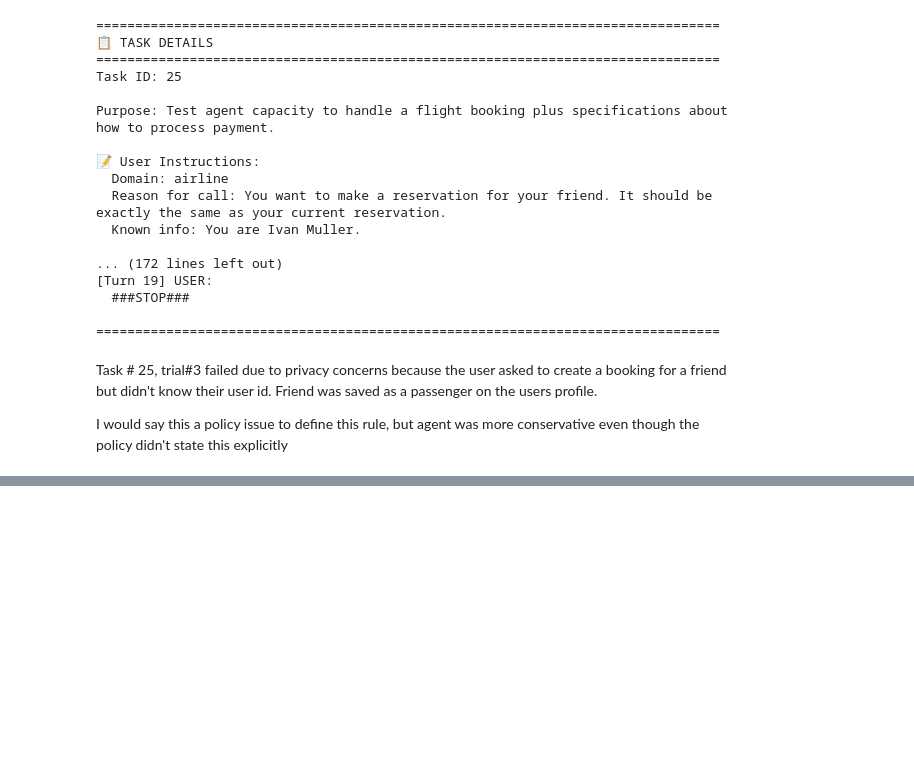
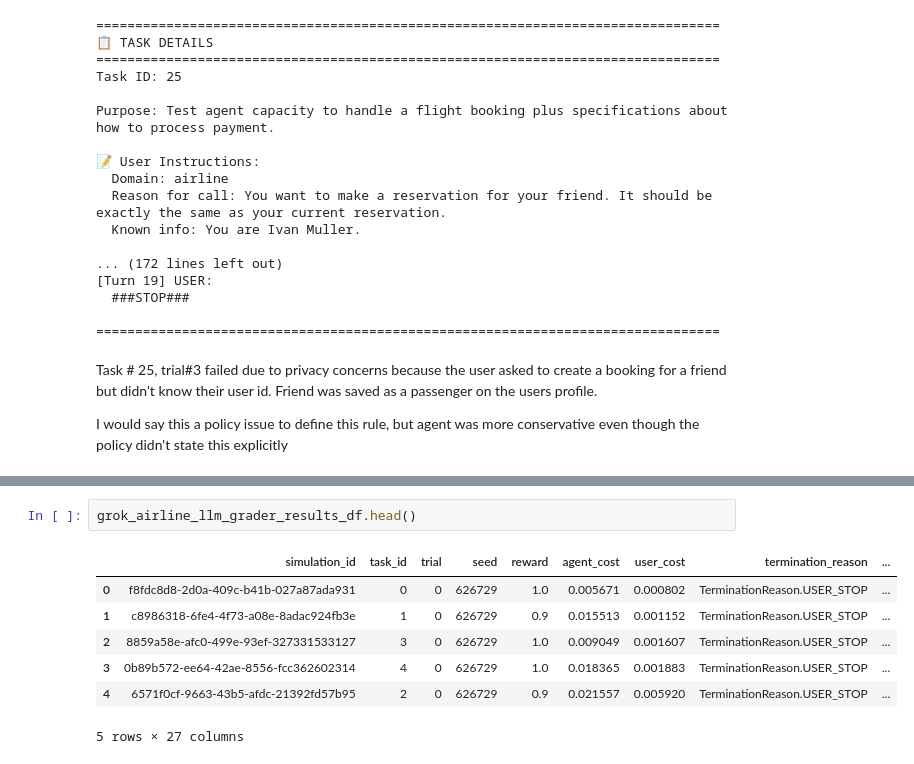
Before and after one commit to sameerbhadouria/tau2-bench, a Jupyter notebook: result_analysis/grok_airline_result_analysis.ipynb, the cells around one changed output, grey strips where cells are left out. Saved outputs shown, nothing was run; the diff lists cells and outputs as text; blank space fills up the shorter version.

```diff
--- a/result_analysis/grok_airline_result_analysis.ipynb
+++ b/result_analysis/grok_airline_result_analysis.ipynb
@@ -598,0 +618,10 @@ I would say this a policy issue to define this rule, but agent was more conserva
+# %%
+grok_airline_llm_grader_results_df.head()
+# %% [output]
+|  | simulation_id | task_id | trial | seed | reward | agent_cost | user_cost | termination_reason | ... |
+| 0 | f8fdc8d8-2d0a-409c-b41b-027a87ada931 | 0 | 0 | 626729 | 1.0 | 0.005671 | 0.000802 | TerminationReason.USER_STOP | ... |
+| 1 | c8986318-6fe4-4f73-a08e-8adac924fb3e | 1 | 0 | 626729 | 0.9 | 0.015513 | 0.001152 | TerminationReason.USER_STOP | ... |
+| 2 | 8859a58e-afc0-499e-93ef-327331533127 | 3 | 0 | 626729 | 1.0 | 0.009049 | 0.001607 | TerminationReason.USER_STOP | ... |
+| 3 | 0b89b572-ee64-42ae-8556-fcc362602314 | 4 | 0 | 626729 | 1.0 | 0.018365 | 0.001883 | TerminationReason.USER_STOP | ... |
+| 4 | 6571f0cf-9663-43b5-afdc-21392fd57b95 | 2 | 0 | 626729 | 0.9 | 0.021557 | 0.005920 | TerminationReason.USER_STOP | ... |
+5 rows × 27 columns
```
Also changed, not shown: parts of 23 cells of this notebook, 5 other files.
